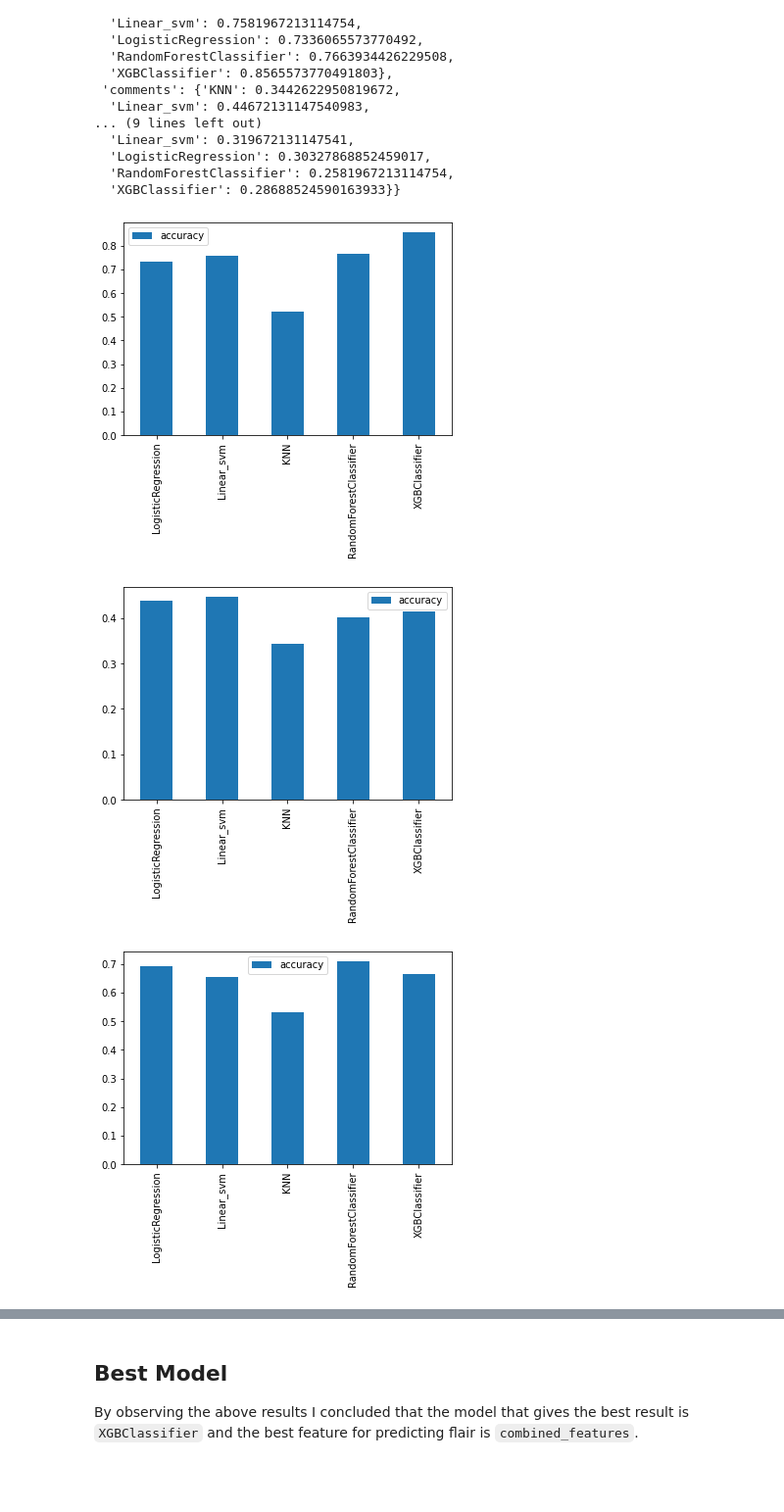
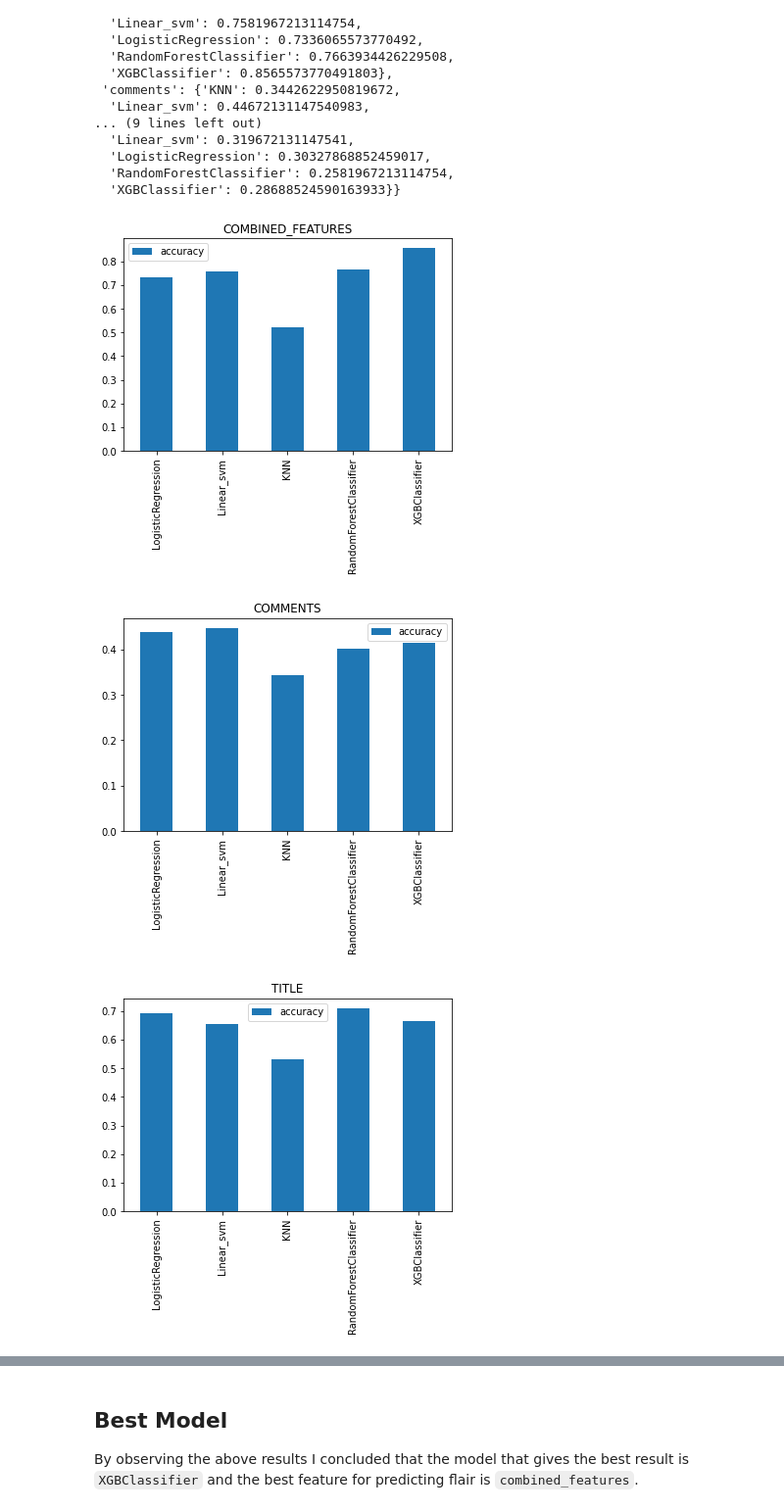
Before and after one commit to shubhigupta991/Reddit-Flair-Detection, a Jupyter notebook: scripts/Modelling.ipynb, the cells around one changed output, grey strips where cells are left out. Shown at 98% size. Cells and saved outputs as stored; diff of their text form; code cells hidden in the pictures; blank space fills up the shorter version.

```diff
--- a/scripts/Modelling.ipynb
+++ b/scripts/Modelling.ipynb
@@ -136,8 +136,8 @@ scores
 # %%
 for feature,score in scores.items():
   model_compare = pd.DataFrame(score,index = ['accuracy'])
-  print(feature)
+  model_compare.T.plot.bar(title=feature.upper())
 # %% [output]
-[figure, old version]
+[figure, new version]
-[figure, old version]
+[figure, new version]
-[figure, old version]
+[figure, new version]
```
Also changed, not shown: parts of 6 cells of this notebook.
